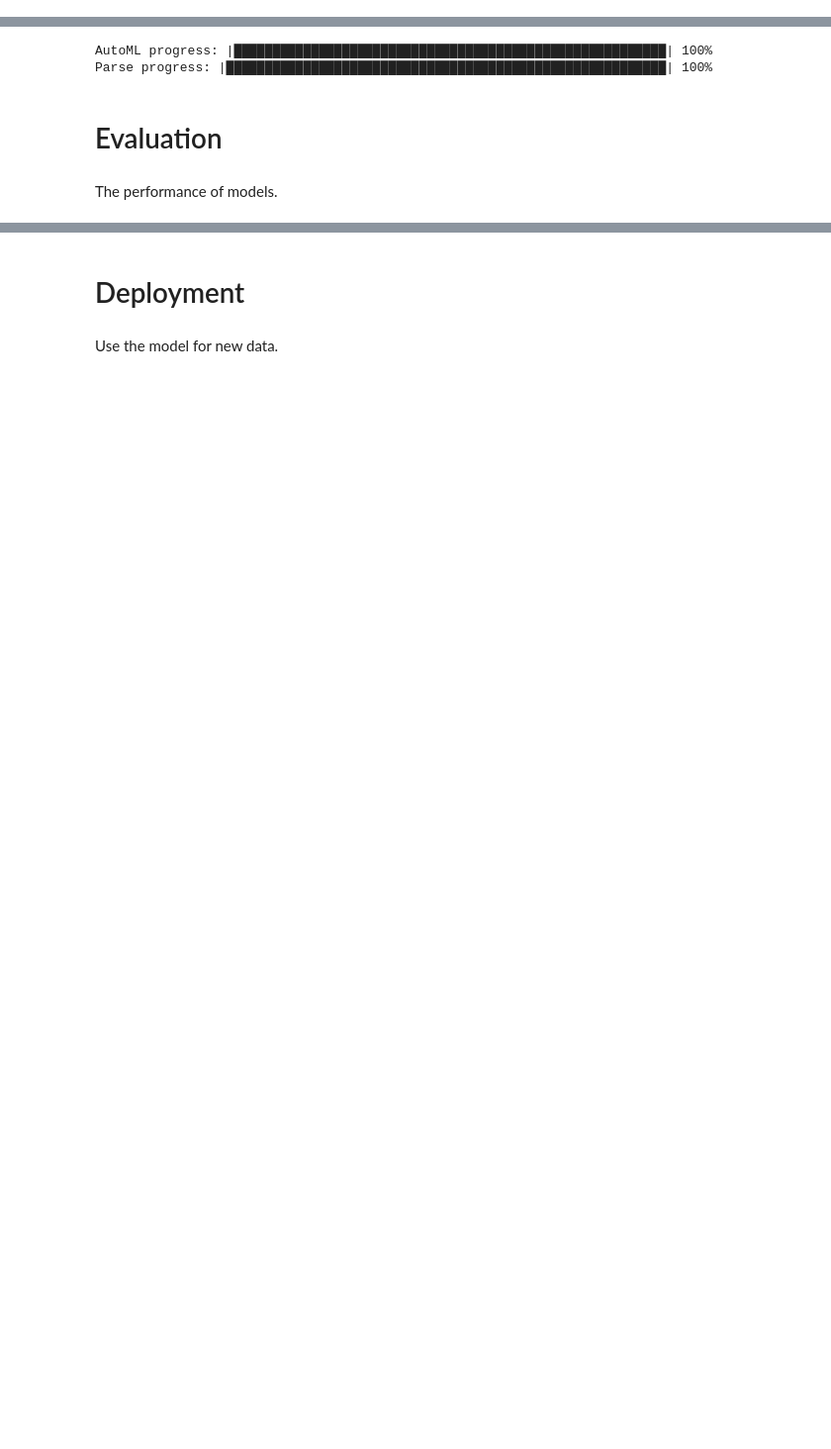
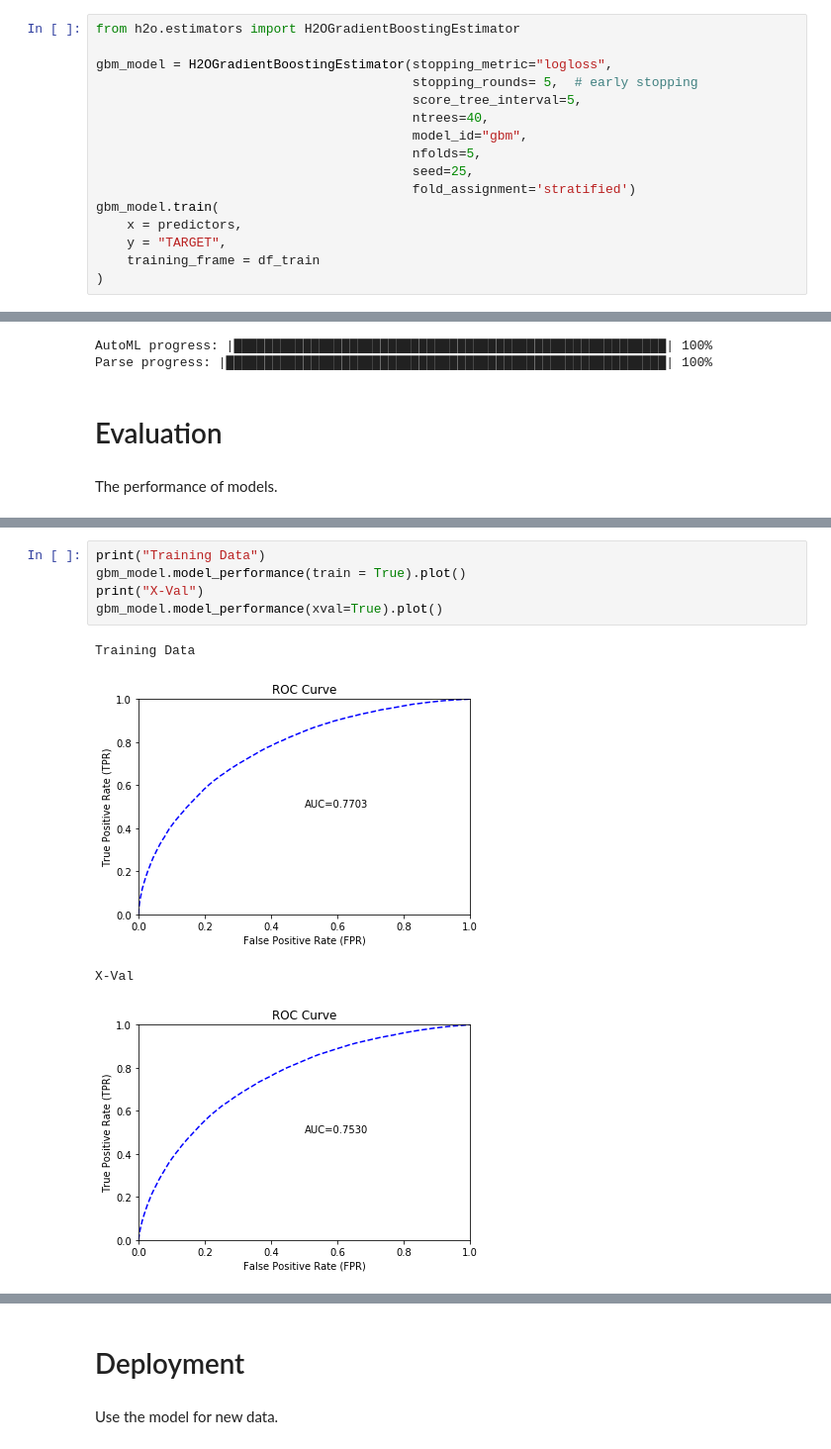
Before and after one commit to lukassykora/pysparkandh20, a Jupyter notebook: PySpark and H2O.ipynb, the cells around one changed output, grey strips where cells are left out. Shown at 99% size. Drawn from its saved outputs; the diff is of its cells as text; blank space fills up the shorter version.

```diff
--- a/PySpark and H2O.ipynb
+++ b/PySpark and H2O.ipynb
@@ -216,0 +254,16 @@ predictors = df_train.drop('TARGET').names
+# %%
+from h2o.estimators import H2OGradientBoostingEstimator
+
+gbm_model = H2OGradientBoostingEstimator(stopping_metric="logloss",
+                                         stopping_rounds= 5,  # early stopping
+                                         score_tree_interval=5,
+                                         ntrees=40,
+                                         model_id="gbm",
+                                         nfolds=5,
+                                         seed=25,
+                                         fold_assignment='stratified')
+gbm_model.train(
+    x = predictors,
+    y = "TARGET",
+    training_frame = df_train
+)
@@ -232,0 +390,10 @@ The performance of models.
+# %%
+print("Training Data")
+gbm_model.model_performance(train = True).plot()
+print("X-Val")
+gbm_model.model_performance(xval=True).plot()
+# %% [output]
+Training Data
+[figure, added]
+X-Val
+[figure, added]
```
Also changed, not shown: parts of 31 cells of this notebook, 2 other files.
